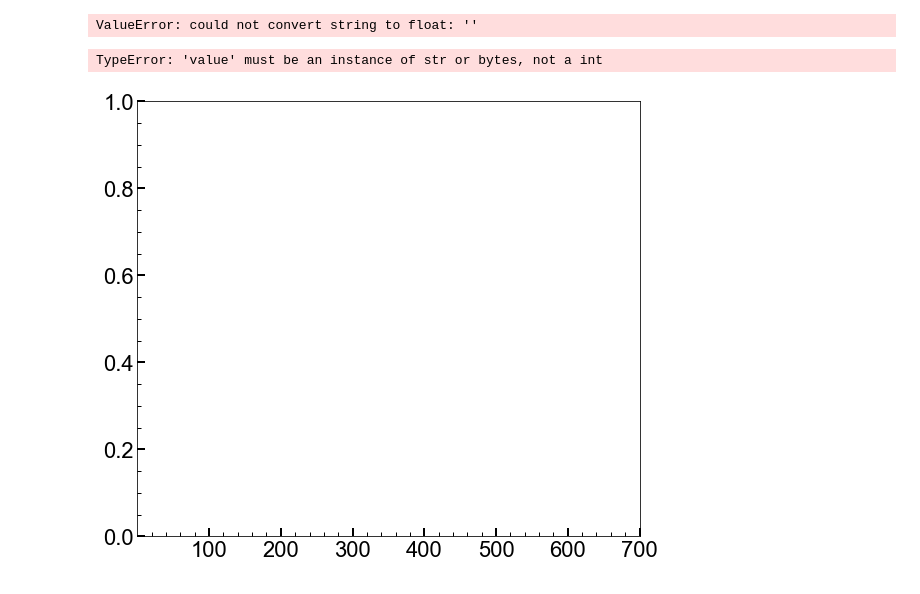
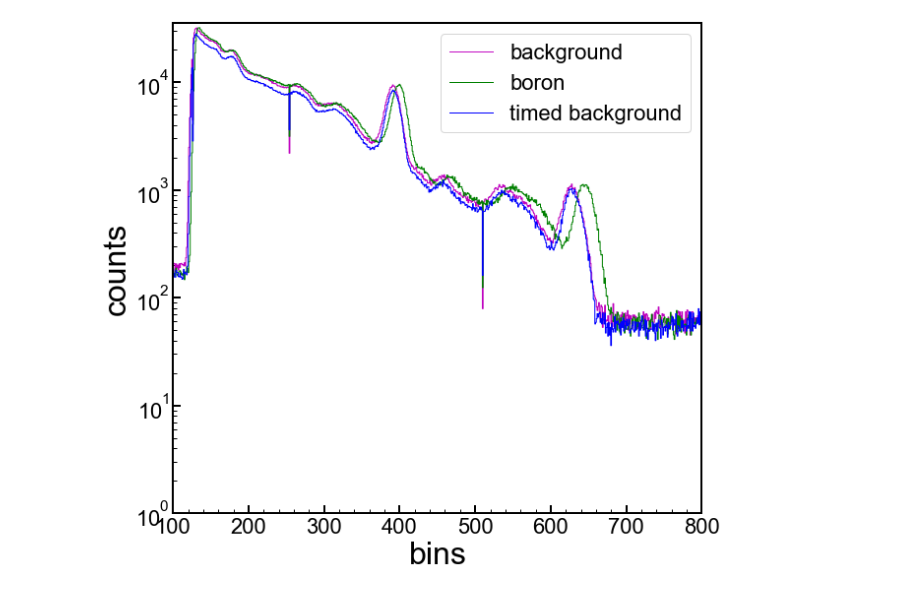
Before and after one commit to villano-lab/Boron-Absorption, a Jupyter notebook: therm-neut-meas/spectral-subtraction.ipynb, the cells around one changed output. Drawn from its saved outputs; the diff is of its cells as text; code cells hidden in the pictures.

```diff
--- a/therm-neut-meas/spectral-subtraction.ipynb
+++ b/therm-neut-meas/spectral-subtraction.ipynb
@@ -18,50 +18,61 @@ bknd_bins = data.iloc[:,0]
 bknd_cnts = data.iloc[:,1]
 bknd_bins = np.asarray(bknd_bins)
 bknd_cnts = np.asarray(bknd_cnts)
-bknd_bins[-1]=1023
+
+databoron = pd.read_csv("data/boron_220721.txt",dtype=np.float64)
+boron_bins = databoron.iloc[:,0]
+boron_cnts = databoron.iloc[:,1]
+boron_bins = np.asarray(boron_bins)
+boron_cnts = np.asarray(boron_cnts)
+
+datatimed = pd.read_csv("data/timed_background_220722.txt",dtype=np.float64)
+tbknd_bins = datatimed.iloc[:,0]
+tbknd_cnts = datatimed.iloc[:,1]
+tbknd_bins = np.asarray(tbknd_bins)
+tbknd_cnts = np.asarray(tbknd_cnts)
-# %% [output]
-ValueError: could not convert string to float: ''
 # %%
 #set up a 1d plot
 fig,axes = plt.subplots(1,1,figsize=(9.0,8.0),sharex=True)
 ax1 = axes
 
+blue = '#118DFA'
 xmin=100
 xmax=800
 stepsize=100
-ax1.xaxis.set_ticks(np.arange(xmin, xmax, stepsize))
+#ax1.xaxis.set_ticks(np.arange(xmin, xmax, stepsize))
 #ax1.step(bknd_bins,bknd_cnts, where='mid',color='m', linestyle='-', \
 #            label='background', linewidth=2)
 ax1.step(bknd_bins,bknd_cnts,color='m',where='mid', linestyle='-',label='background', linewidth=1)
+ax1.step(boron_bins,boron_cnts,color='g',where='mid', linestyle='-',label='boron', linewidth=1)
+ax1.step(tbknd_bins,tbknd_cnts,color='blue',where='mid', linestyle='-',label='timed background', linewidth=1)
 
 
-ymin = 0.0
+ymin = 1.0
 ymax = 35000.0
 
-blue = '#118DFA'
+
 #ax1.fill_between(bknd_bins,np.zeros(np.shape(bknd_bins)),bknd_cnts,step='mid',facecolor='m',alpha=0.4, \
 #                 label='')
 
 
 
 #ax1.set_yscale('linear')
-#ax1.set_yscale('log')
+ax1.set_yscale('log')
 ax1.set_xlim(xmin, xmax)
 ax1.set_ylim(ymin,ymax)
 ax1.set_xlabel(r'bins')
 ax1.set_ylabel('counts')
 #ax1.grid(True)
 #ax1.yaxis.grid(True,which='minor',linestyle='--')
 ax1.legend(loc=1,prop={'size':22})
 #ax1.legend(bbox_to_anchor=(1.04,1),borderaxespad=0,prop={'size':22})
 
 for axis in ['top','bottom','left','right']:
   ax1.spines[axis].set_linewidth(2)
 
 plt.tight_layout()
 #plt.savefig('paper_figures/MSyieldHist_Figure3a.eps')
 #plt.savefig('paper_figures/MSyieldHist_Figure3a.pdf')
 plt.show()
 # %% [output]
-TypeError: 'value' must be an instance of str or bytes, not a int
-[figure, old version]
+[figure, new version]
```
